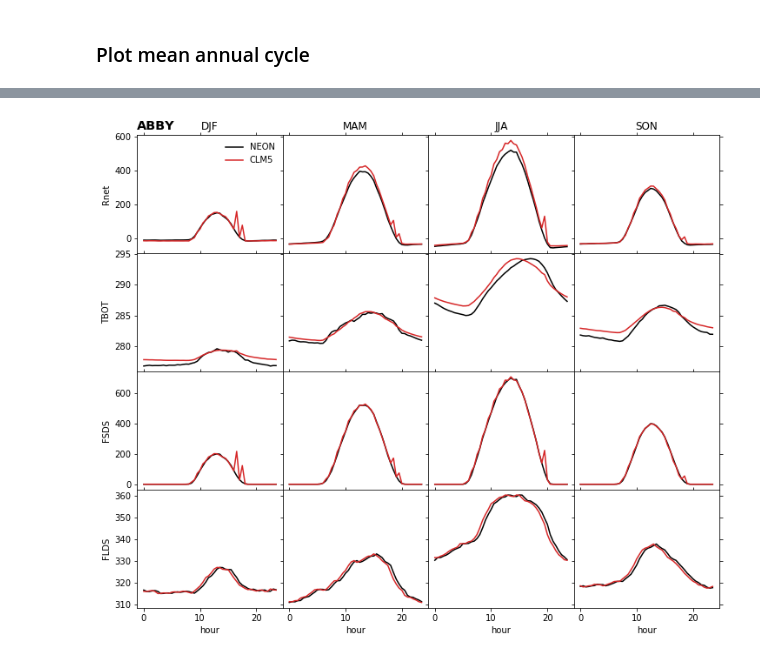
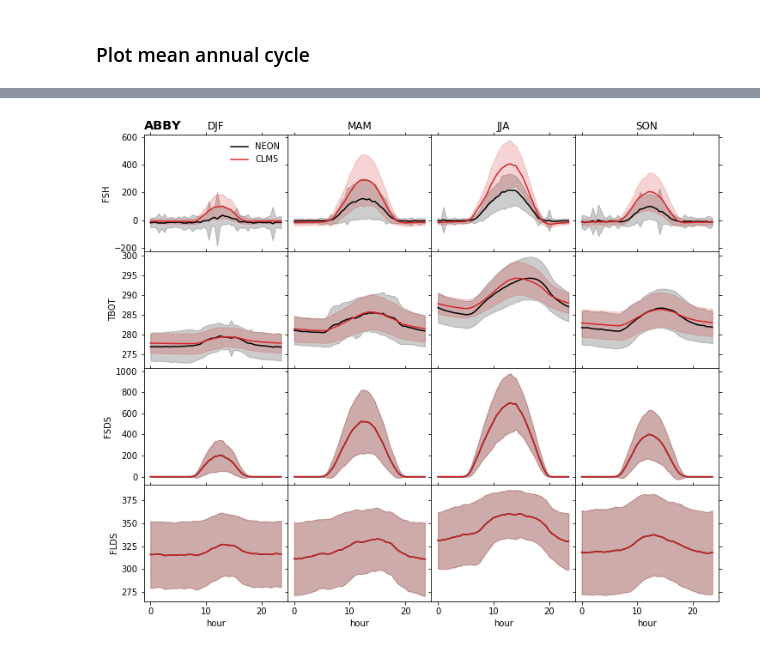
Before and after one commit to wwieder/ctsm_py, a Jupyter notebook: notebooks/ptCLM_NEON.ipynb, the cells around one changed output, grey strips where cells are left out. Cells and saved outputs as stored; diff of their text form; code cells hidden in the pictures.

```diff
--- a/notebooks/ptCLM_NEON.ipynb
+++ b/notebooks/ptCLM_NEON.ipynb
@@ -26,7 +27,7 @@ warnings.simplefilter("ignore", category=RuntimeWarning)
 # %%
 site  = 'ABBY'
 # need to determine rollHour, to get local noon for diel plots
-rollHour = -14  #-14 for Pacific, -10 for Eastern
+rollHour = -15  #UNDE = -11, KONZ=-12,  ABBY=-15 , HARV=-9
 
 case  = 'clm50bgcNEON_'+site
 years = [2018,2019]
@@ -49,11 +50,12 @@ CLMfile
 # %%
-dsOBS = utils.time_set_mid(xr.open_mfdataset(OBSfile, decode_times=True, combine='by_coords'), 'time')
+dsOBS = utils.time_set_mid(xr.open_mfdataset(OBSfile, decode_times=True,
+                                             combine='by_coords'), 'time')
 dsCLM = xr.open_mfdataset(CLMfile, decode_times=True, combine='by_coords')
 
 dsOBS = dsOBS.isel(lat=0, lon=0)
 dsCLM = dsCLM.isel(lndgrid=0)
 
-dsCLM = dsCLM.shift(time=-2)
+dsCLM = dsCLM.shift(time=-1)
 # %%
 # create new variables to subset data
 dsOBS['month']  = dsOBS['time.month']
@@ -275,5 +265,5 @@ Data variables:
 # %%
-Var = ['Rnet','TBOT','FSDS','FLDS']
+Var = ['FSH','TBOT','FSDS','FLDS']
 v = 0
 i = 0
 obsX = dsOBS[Var[v]].where(dsOBS.season==Season[i]).groupby(dsOBS['HourMin']).mean()
@@ -302,45 +292,34 @@ for v in range(len(Var)):
         obsSD = dsOBS[Var[v]].where(dsOBS.season==Season[i]).groupby(dsOBS['HourMin']).std().roll(HourMin=rollHour, roll_coords=False)
         if Var[v]!='TBOT':
             clmX = dsCLM[Var[v]].where(dsCLM.season==Season[i]).groupby(dsOBS['HourMin']).mean().roll(HourMin=rollHour, roll_coords=False)
             clmSD = dsCLM[Var[v]].where(dsCLM.season==Season[i]).groupby(dsOBS['HourMin']).std().roll(HourMin=rollHour, roll_coords=False)
         else:
             clmX = dsCLM['TG'].where(dsCLM.season==Season[i]).groupby(dsOBS['HourMin']).mean().roll(HourMin=rollHour, roll_coords=False)
             clmSD = dsCLM['TG'].where(dsCLM.season==Season[i]).groupby(dsOBS['HourMin']).std().roll(HourMin=rollHour, roll_coords=False)
 
 
         axs[v,i].plot(obsX.HourMin, obsX, '-', color='k')
-        #axs[v,i].fill_between(obsX.HourMin, obsX - obsSD, obsX + obsSD, alpha=0.2,color='k')
+        axs[v,i].fill_between(obsX.HourMin, obsX - obsSD, obsX + obsSD, alpha=0.2,color='k')
         axs[v,i].plot(clmX.HourMin, clmX, '-',color='tab:red')
-        #axs[v,i].fill_between(clmX.HourMin, clmX - clmSD, clmX + clmSD, alpha=0.2,color='tab:red')
+        axs[v,i].fill_between(clmX.HourMin, clmX - clmSD, clmX + clmSD, alpha=0.2,color='tab:red')
         axs[v,i].yaxis.set_ticks_position('both')# Ticks on all 4 sides
         axs[v,i].xaxis.set_ticks_position('both')
-        #axs[v,i].secondary_yaxis('right')
-        '''        # add stats
-        bad = ~np.logical_or(np.isnan(x), np.isnan(y))
-        x = np.compress(bad, x)
-        y = np.compress(bad, y)
-        R, p = stats.pearsonr(x,y)
-        R = np.round(R, 2)
-        axs[v,i].text(0.8, 0.1,'r = '+str(R),fontsize=12,
-                     ha='center', va='center', transform=axs[i,v].transAxes)
-        '''
+
         # control titles & axis labels
         # label colums of data with variables name
         if v == 0:
             axs[v, i].set_title(Season[i])
             if i == 0:
                 axs[v,i].legend(('NEON','CLM5'), frameon=False)
                 axs[v,i].set_title(site, loc='left',
                                     fontsize='x-large', fontweight='bold')
 
         # x-axis lables on bottom row of plots
         if v == 3:
             axs[v, i].set_xlabel('hour')
 
         # y axis labels and seasons in left column
         if i == 0:
             axs[v,i].set_ylabel(Var[v])
-
-#plt.savefig(OUTdir+site+'_FluxDiel.pdf');
 # %% [output]
-[figure, old version]
+[figure, new version]
```
Also changed, not shown: parts of 10 cells of this notebook.
